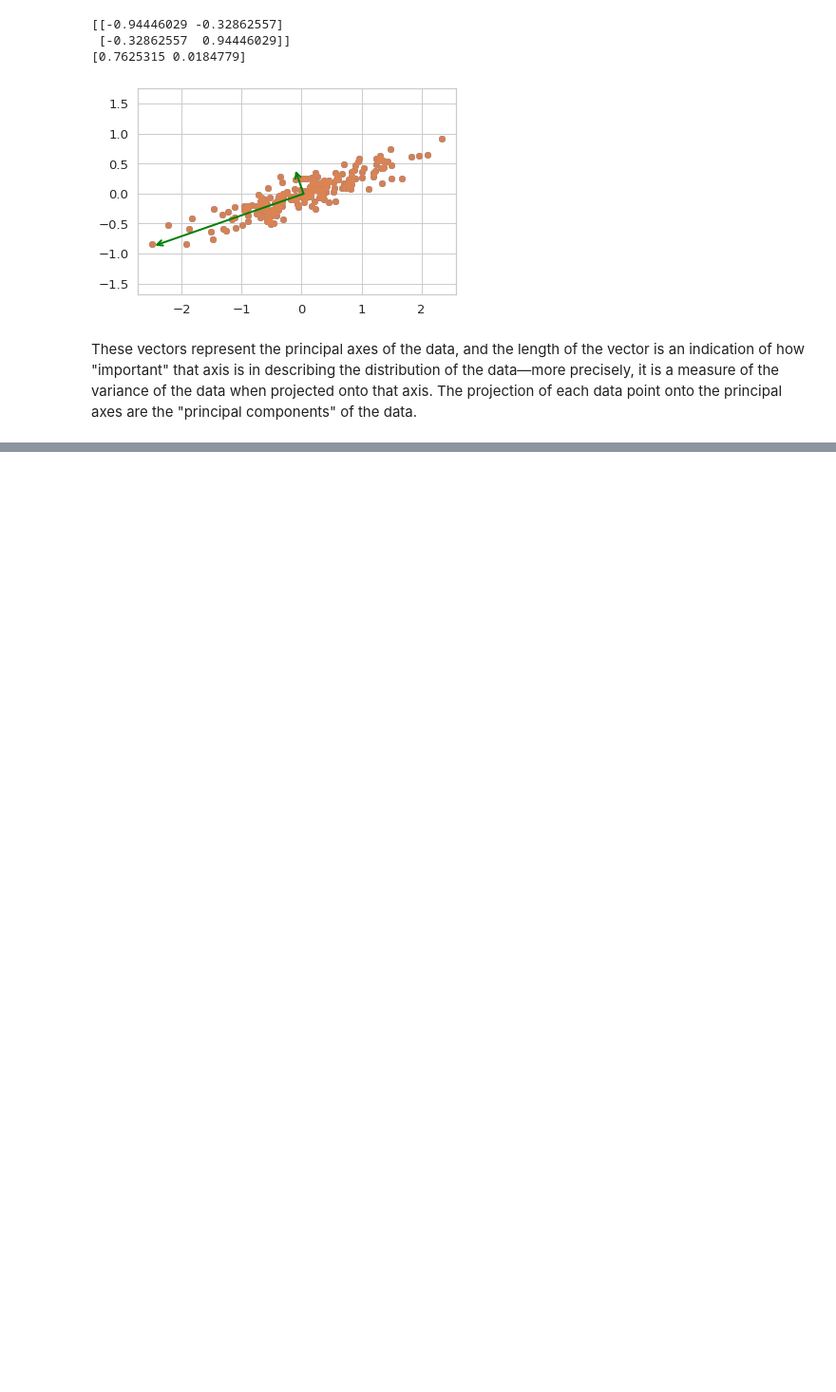
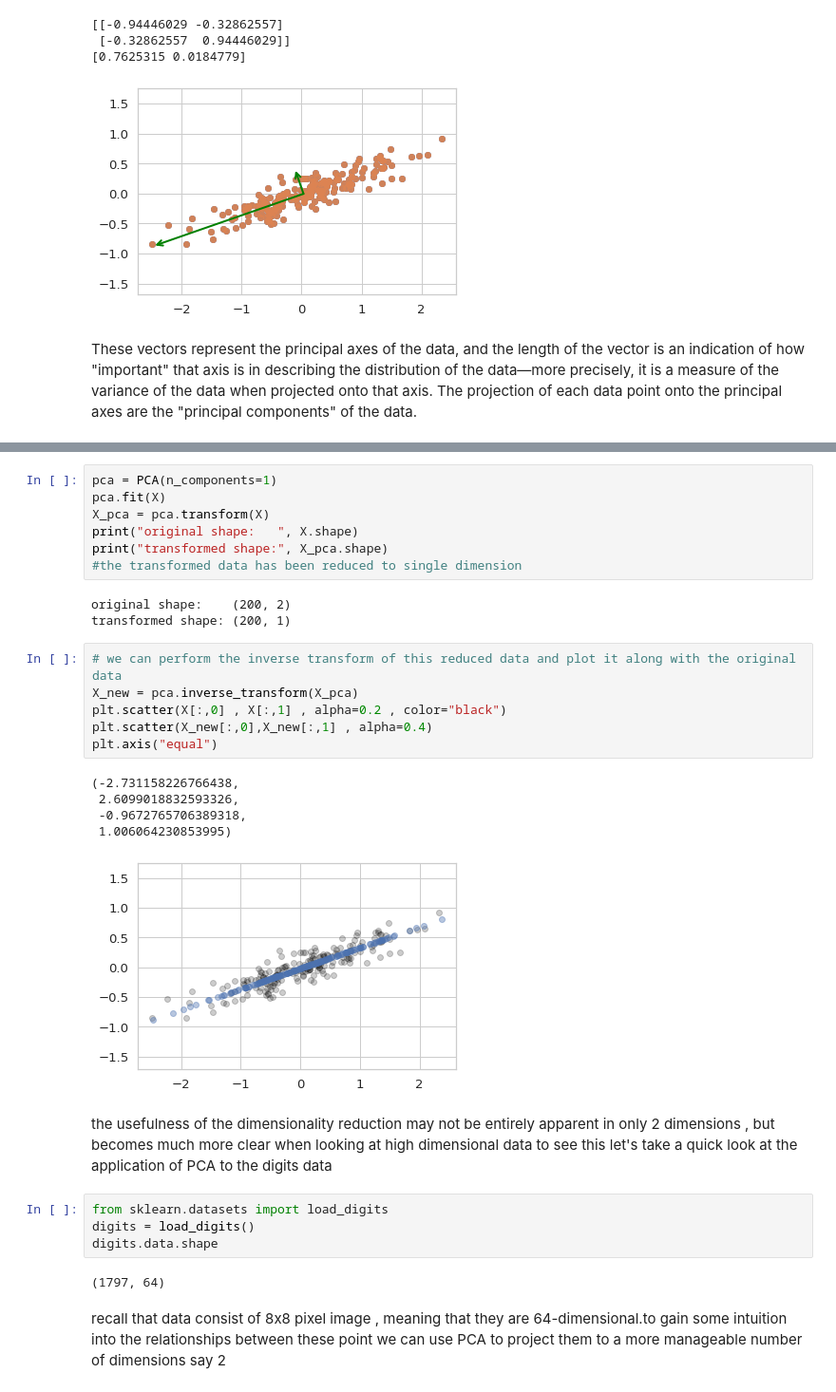
Before and after one commit to abdalrahmenyousifMohamed/ML, a Jupyter notebook: PCA.ipynb, the cells around one changed output, grey strips where cells are left out. Shown at 95% size. Drawn from its saved outputs; the diff is of its cells as text; blank space fills up the shorter version.

```diff
--- a/PCA.ipynb
+++ b/PCA.ipynb
@@ -284,0 +304,32 @@ These vectors represent the principal axes of the data, and the length of the ve
+# %%
+pca = PCA(n_components=1)
+pca.fit(X)
+X_pca = pca.transform(X)
+print("original shape:   ", X.shape)
+print("transformed shape:", X_pca.shape)
+#the transformed data has been reduced to single dimension
+# %% [output]
+original shape:    (200, 2)
+transformed shape: (200, 1)
+# %%
+# we can perform the inverse transform of this reduced data and plot it along with the original data
+X_new = pca.inverse_transform(X_pca)
+plt.scatter(X[:,0] , X[:,1] , alpha=0.2 , color="black")
+plt.scatter(X_new[:,0],X_new[:,1] , alpha=0.4)
+plt.axis("equal")
+# %% [output]
+(-2.731158226766438,
+ 2.6099018832593326,
+ -0.9672765706389318,
+ 1.006064230853995)
+[figure, added]
+# %% [markdown]
+the usefulness of the dimensionality reduction may not be entirely apparent in only 2 dimensions , but becomes much more clear when looking at high dimensional data to see this let's take a quick look at the application of PCA to the digits data
+# %%
+from sklearn.datasets import load_digits
+digits = load_digits()
+digits.data.shape
+# %% [output]
+(1797, 64)
+# %% [markdown]
+recall that data consist of 8x8 pixel image , meaning that they are 64-dimensional.to gain some intuition into the relationships between these point we can use PCA to project them to a more manageable number of dimensions say 2
```
Also changed, not shown: parts of 47 cells of this notebook.
